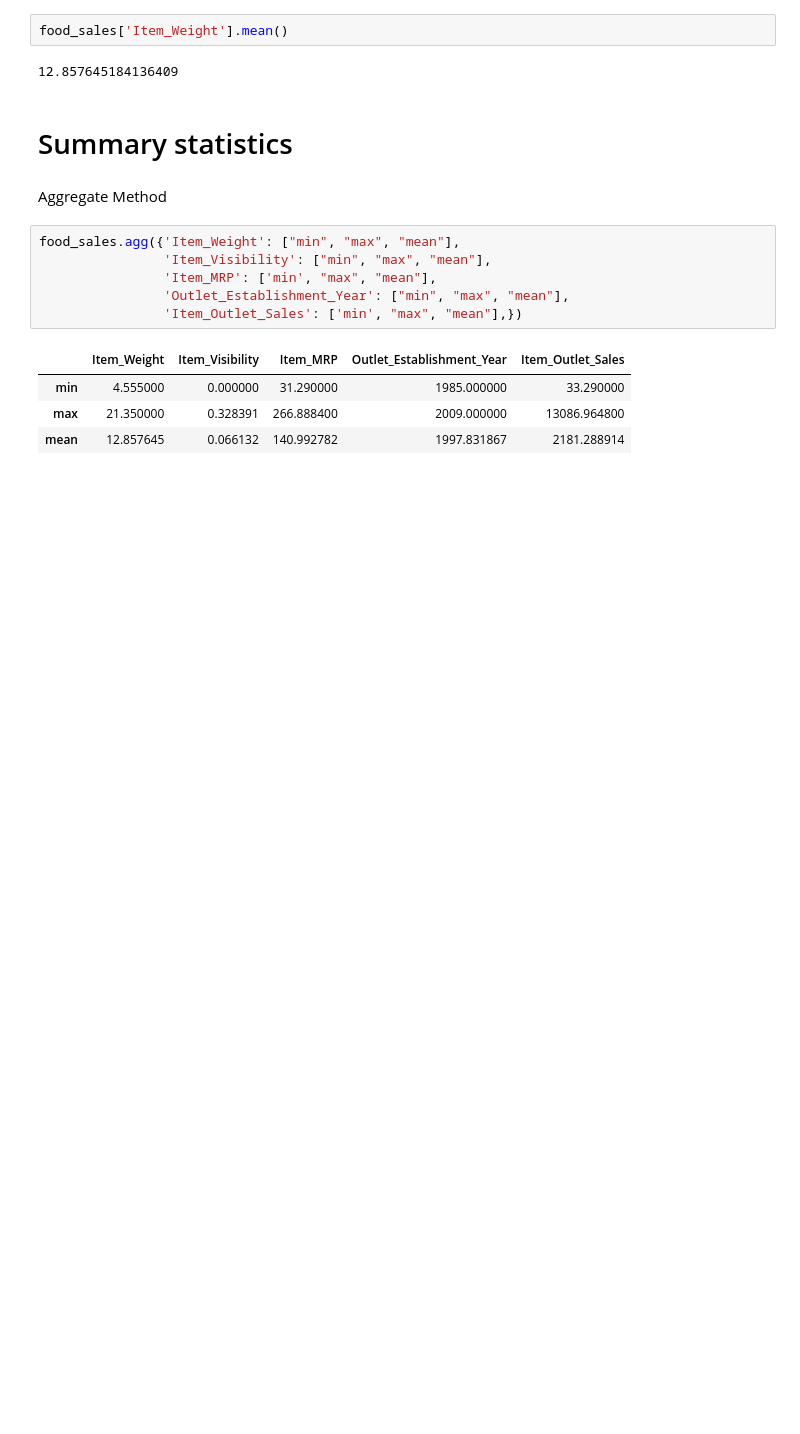
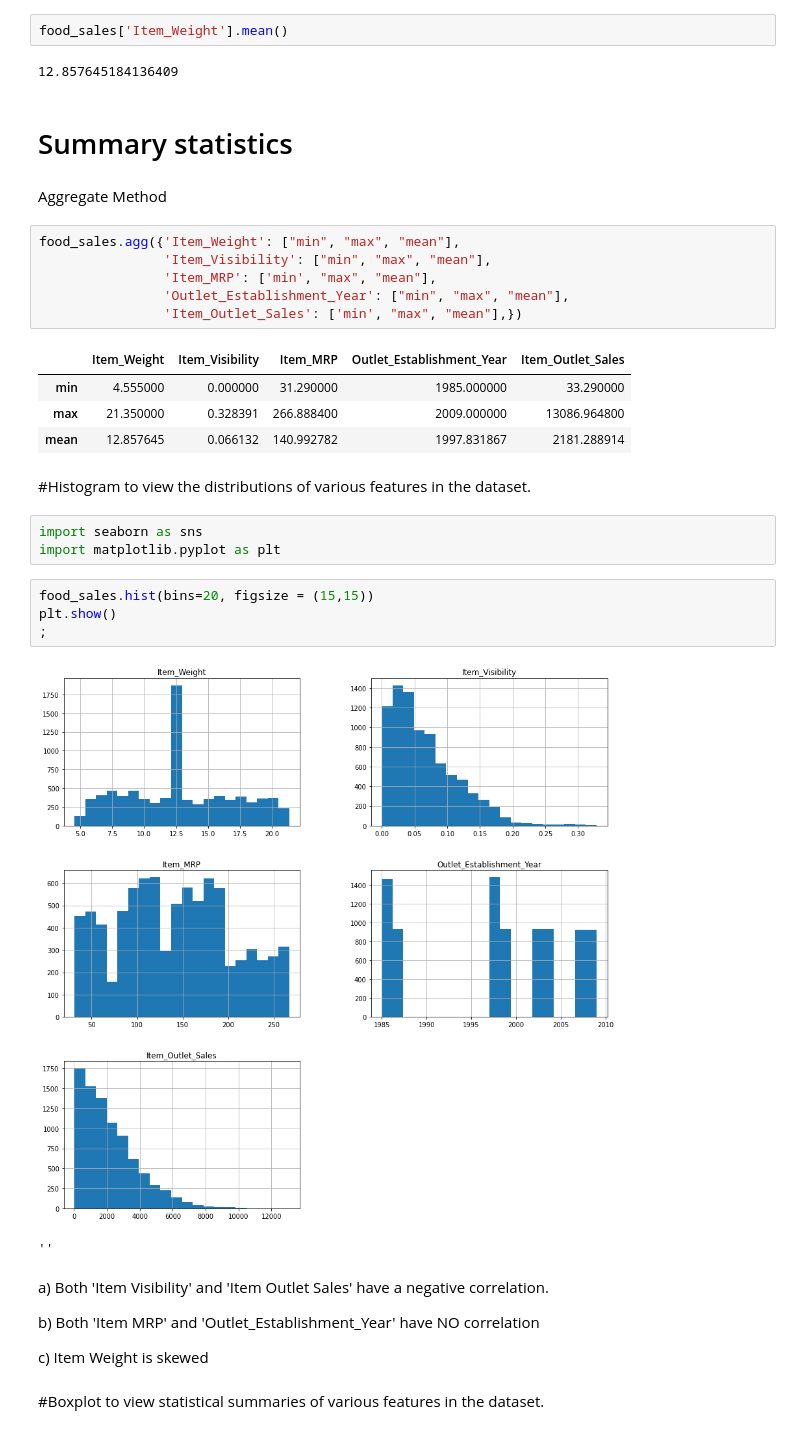
Before and after one commit to jul1andav1d/Food-Items-Sales-Predictions-Prjct1, a Jupyter notebook: Food_Sales_Prediction.ipynb, the cells around one changed output. Cells and saved outputs as stored; diff of their text form; blank space fills up the shorter version.

```diff
--- a/Food_Sales_Prediction.ipynb
+++ b/Food_Sales_Prediction.ipynb
@@ -246,3 +246,23 @@ food_sales.agg({'Item_Weight': ["min", "max", "mean"],
 | min | 4.555000 | 0.000000 | 31.290000 | 1985.000000 | 33.290000 |
 | max | 21.350000 | 0.328391 | 266.888400 | 2009.000000 | 13086.964800 |
 | mean | 12.857645 | 0.066132 | 140.992782 | 1997.831867 | 2181.288914 |
+# %% [markdown]
+#Histogram to view the distributions of various features in the dataset.
+# %%
+import seaborn as sns
+import matplotlib.pyplot as plt
+# %%
+food_sales.hist(bins=20, figsize = (15,15))
+plt.show()
+;
+# %% [output]
+[figure, added]
+''
+# %% [markdown]
+a) Both 'Item Visibility' and 'Item Outlet Sales' have a negative correlation.
+
+b) Both 'Item MRP' and 'Outlet_Establishment_Year' have NO correlation
+
+c) Item Weight is skewed
+# %% [markdown]
+#Boxplot to view statistical summaries of various features in the dataset.
```
Also changed, not shown: parts of 2 cells of this notebook.
